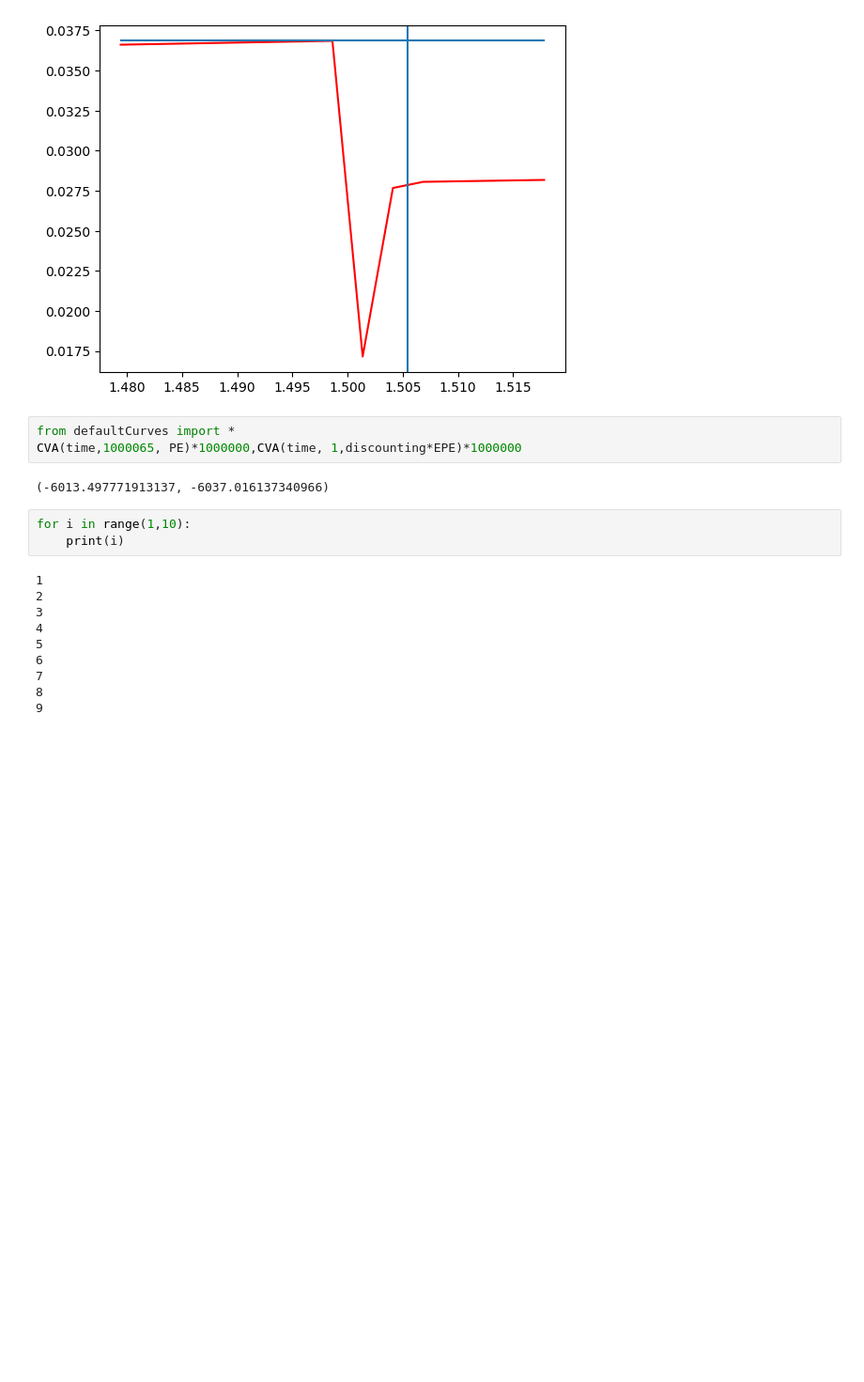
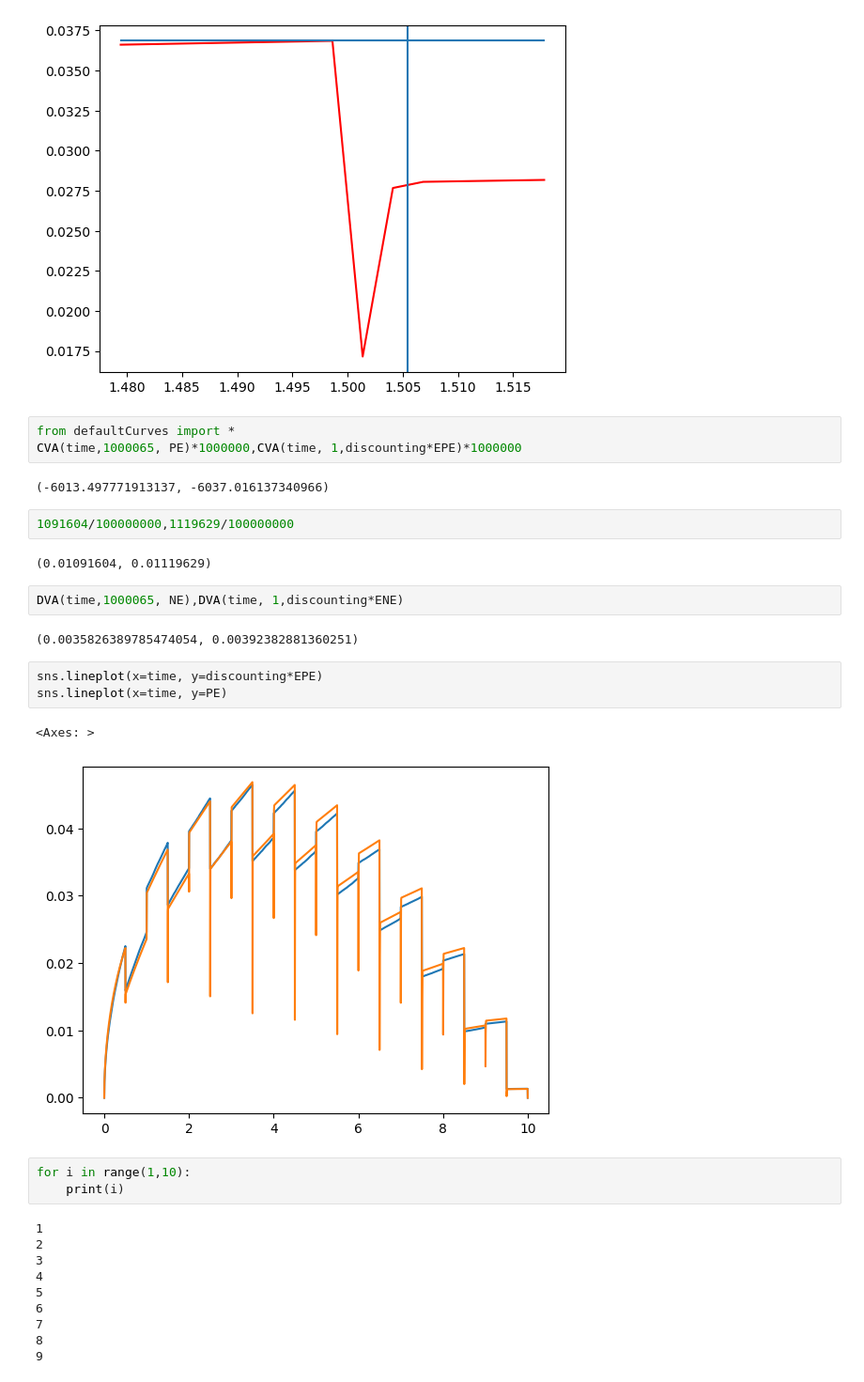
Before and after one commit to Eskild-afk/MasterThesis, a Jupyter notebook: AnalyticalXVASwap.ipynb, the cells around one changed output. Shown at 94% size. Cells and saved outputs as stored; diff of their text form; blank space fills up the shorter version.

```diff
--- a/AnalyticalXVASwap.ipynb
+++ b/AnalyticalXVASwap.ipynb
@@ -58,6 +58,20 @@ from defaultCurves import *
 CVA(time,1000065, PE)*1000000,CVA(time, 1,discounting*EPE)*1000000
 # %% [output]
 (-6013.497771913137, -6037.016137340966)
+# %%
+1091604/100000000,1119629/100000000
+# %% [output]
+(0.01091604, 0.01119629)
+# %%
+DVA(time,1000065, NE),DVA(time, 1,discounting*ENE)
+# %% [output]
+(0.0035826389785474054, 0.00392382881360251)
+# %%
+sns.lineplot(x=time, y=discounting*EPE)
+sns.lineplot(x=time, y=PE)
+# %% [output]
+<Axes: >
+[figure, added]
 # %%
 for i in range(1,10):
     print(i)
```
Also changed, not shown: parts of 1 cell of this notebook, 1 other file.
